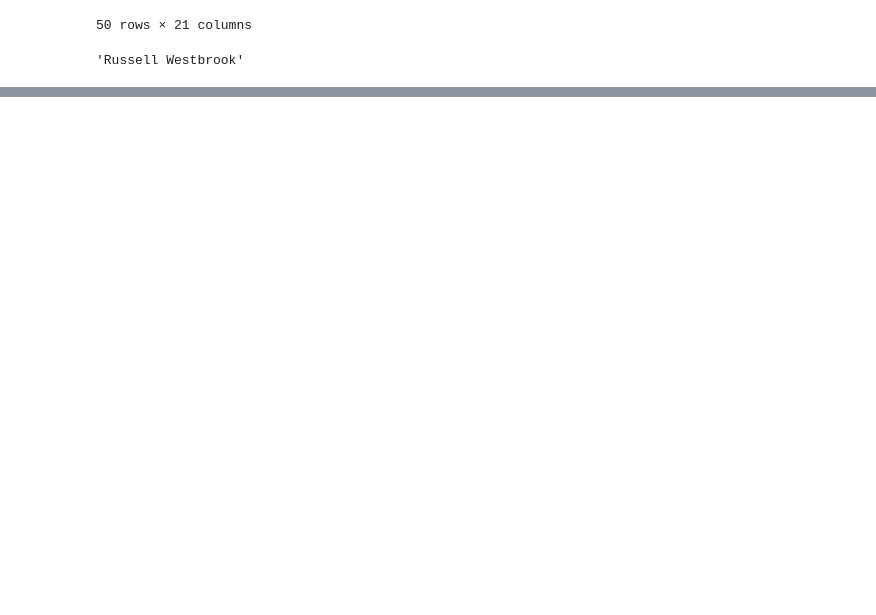
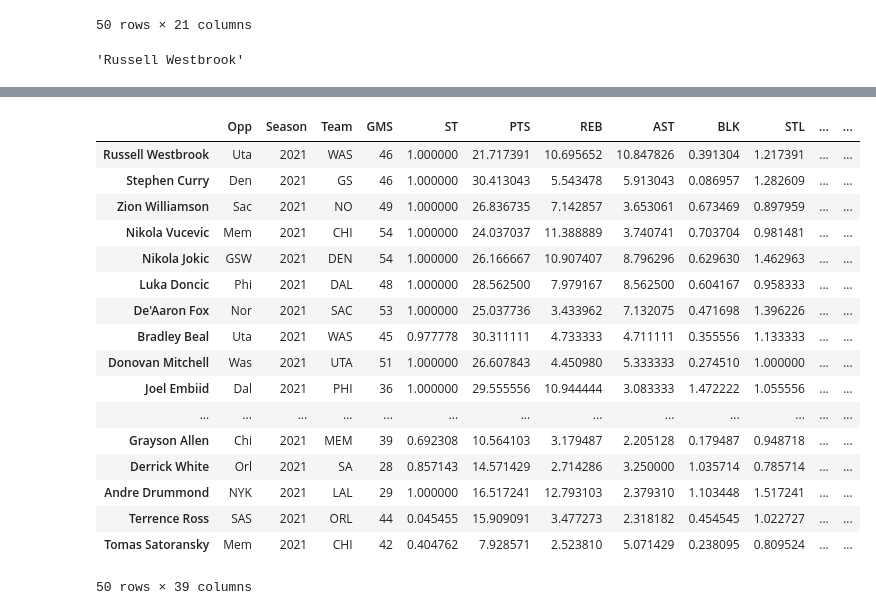
Before and after one commit to yhaim21/Final_project, a Jupyter notebook: Full Draft Kings Code.ipynb, the cells around one changed output, grey strips where cells are left out. Cells and saved outputs as stored; diff of their text form; code cells hidden in the pictures; blank space fills up the shorter version.

```diff
--- a/Full Draft Kings Code.ipynb
+++ b/Full Draft Kings Code.ipynb
@@ -207,0 +204,12 @@ dict_keys(['Russell Westbrook', 'Stephen Curry', 'Zion Williamson', 'Nikola Vuce
+# %%
+new_dictionary = {}
+for player_name in total_player_dictionary:
+    templist = []
+    for cum_metric in total_player_dictionary[player_name]:
+        if cum_metric == "opponent":
+            templist.append(total_player_dictionary[player_name][cum_metric])
+        else:
+            for stat in total_player_dictionary[player_name][cum_metric]:
+                templist.append(total_player_dictionary[player_name][cum_metric][stat][0])
+    new_dictionary[player_name] = templist
+new_dictionary
@@ -207,0 +234,23 @@ dict_keys(['Russell Westbrook', 'Stephen Curry', 'Zion Williamson', 'Nikola Vuce
+# %%
+player_data_csv = pd.DataFrame.from_dict(new_dictionary, orient='index')
+player_data_csv.columns = ['Opp','Season', 'Team', 'GMS', 'ST', 'PTS', 'REB', 'AST', 'BLK', 'STL', 'FG%', 'FT%', '3P%', 'FTM', '2PM', '3PM', 'TO', 'MIN', 'DD2', 'TD3', 'FPts','10DATE', '10OPP', '10PTS', '10REB', '10AST', '10BLK', '10STL', '10FG%', '10FT%', '103P%', '10FTM', '10_2PM', '10_3PM', '10TO', '10MIN', '10DD2', '10TD3', '10FPTS']
+player_data_csv
+# %% [output]
+|  | Opp | Season | Team | GMS | ST | PTS | REB | AST | BLK | STL | ... | ... |
+| Russell Westbrook | Uta | 2021 | WAS | 46 | 1.000000 | 21.717391 | 10.695652 | 10.847826 | 0.391304 | 1.217391 | ... | ... |
+| Stephen Curry | Den | 2021 | GS | 46 | 1.000000 | 30.413043 | 5.543478 | 5.913043 | 0.086957 | 1.282609 | ... | ... |
+| Zion Williamson | Sac | 2021 | NO | 49 | 1.000000 | 26.836735 | 7.142857 | 3.653061 | 0.673469 | 0.897959 | ... | ... |
+| Nikola Vucevic | Mem | 2021 | CHI | 54 | 1.000000 | 24.037037 | 11.388889 | 3.740741 | 0.703704 | 0.981481 | ... | ... |
+| Nikola Jokic | GSW | 2021 | DEN | 54 | 1.000000 | 26.166667 | 10.907407 | 8.796296 | 0.629630 | 1.462963 | ... | ... |
+| Luka Doncic | Phi | 2021 | DAL | 48 | 1.000000 | 28.562500 | 7.979167 | 8.562500 | 0.604167 | 0.958333 | ... | ... |
+| De'Aaron Fox | Nor | 2021 | SAC | 53 | 1.000000 | 25.037736 | 3.433962 | 7.132075 | 0.471698 | 1.396226 | ... | ... |
+| Bradley Beal | Uta | 2021 | WAS | 45 | 0.977778 | 30.311111 | 4.733333 | 4.711111 | 0.355556 | 1.133333 | ... | ... |
+| Donovan Mitchell | Was | 2021 | UTA | 51 | 1.000000 | 26.607843 | 4.450980 | 5.333333 | 0.274510 | 1.000000 | ... | ... |
+| Joel Embiid | Dal | 2021 | PHI | 36 | 1.000000 | 29.555556 | 10.944444 | 3.083333 | 1.472222 | 1.055556 | ... | ... |
+| ... | ... | ... | ... | ... | ... | ... | ... | ... | ... | ... | ... | ... |
+| Grayson Allen | Chi | 2021 | MEM | 39 | 0.692308 | 10.564103 | 3.179487 | 2.205128 | 0.179487 | 0.948718 | ... | ... |
+| Derrick White | Orl | 2021 | SA | 28 | 0.857143 | 14.571429 | 2.714286 | 3.250000 | 1.035714 | 0.785714 | ... | ... |
+| Andre Drummond | NYK | 2021 | LAL | 29 | 1.000000 | 16.517241 | 12.793103 | 2.379310 | 1.103448 | 1.517241 | ... | ... |
+| Terrence Ross | SAS | 2021 | ORL | 44 | 0.045455 | 15.909091 | 3.477273 | 2.318182 | 0.454545 | 1.022727 | ... | ... |
+| Tomas Satoransky | Mem | 2021 | CHI | 42 | 0.404762 | 7.928571 | 2.523810 | 5.071429 | 0.238095 | 0.809524 | ... | ... |
+50 rows × 39 columns
```
Also changed, not shown: parts of 8 cells of this notebook.
